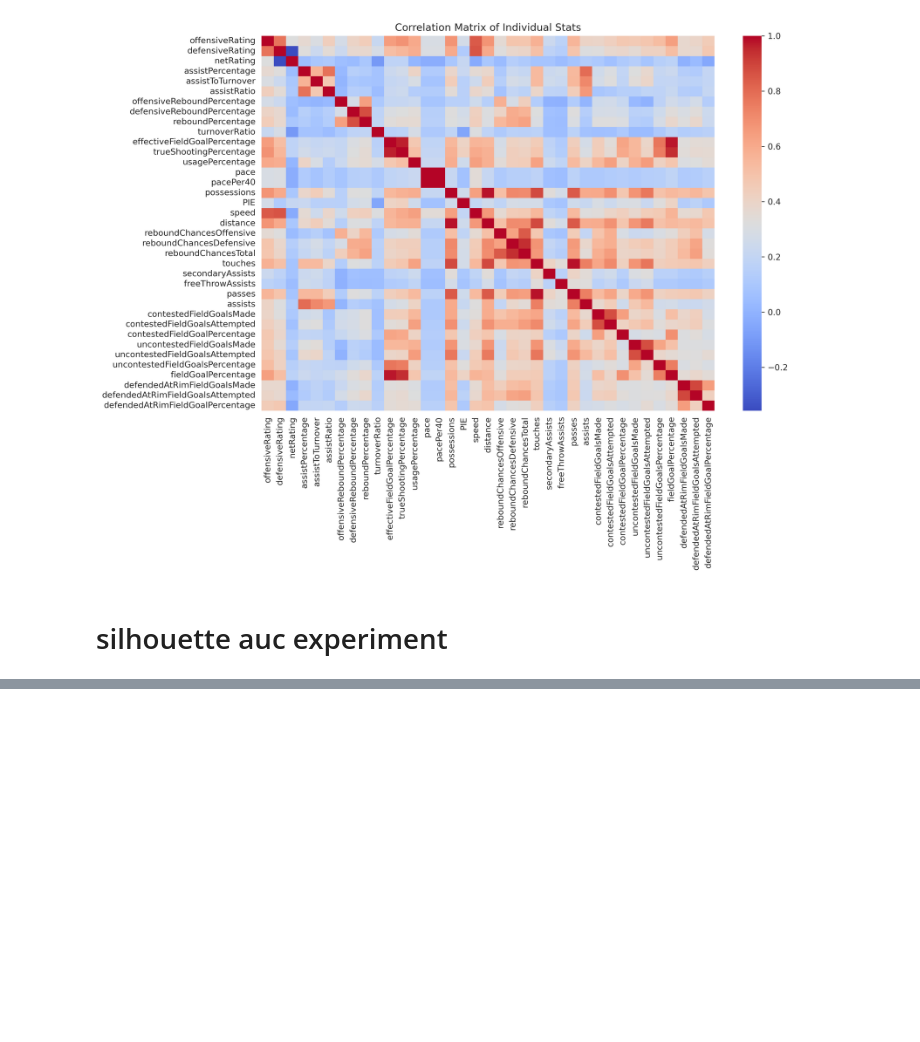
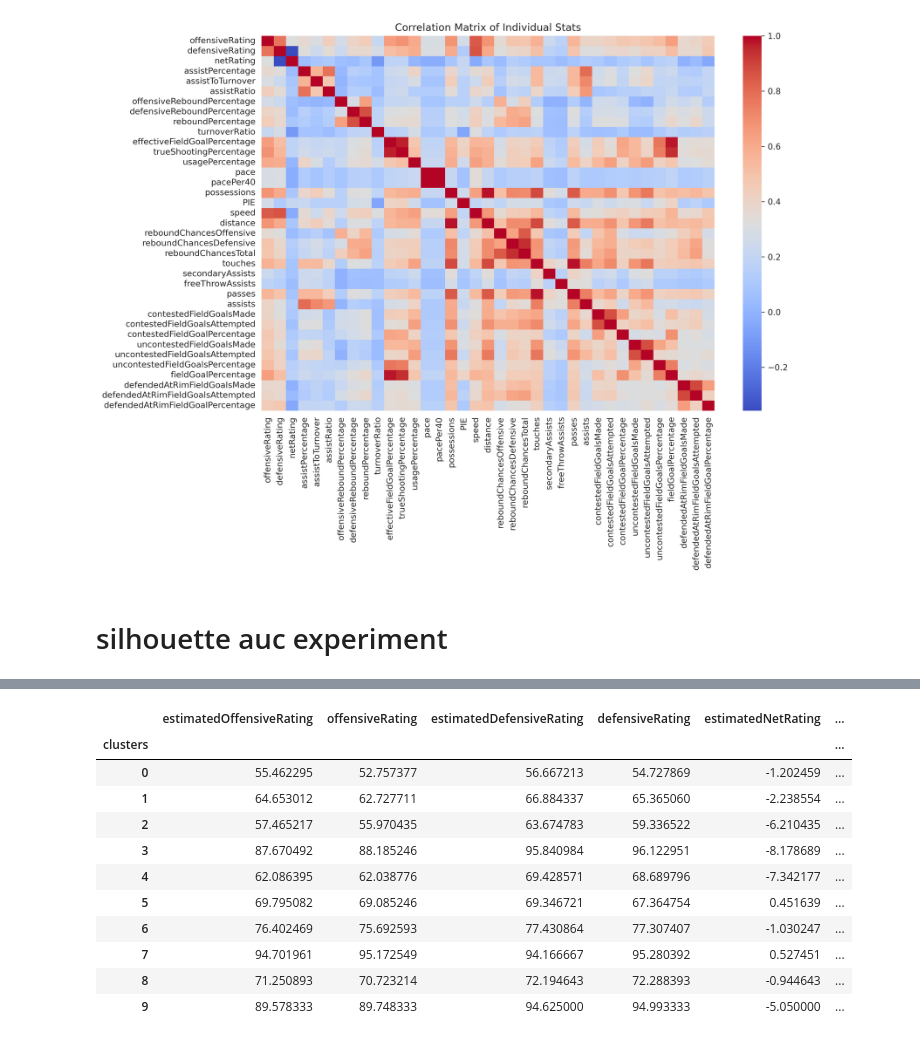
Before and after one commit to khodgema/Capstone, a Jupyter notebook: Cluster_updates.ipynb, the cells around one changed output, grey strips where cells are left out. Saved outputs shown, nothing was run; the diff lists cells and outputs as text; code cells hidden in the pictures; blank space fills up the shorter version.

```diff
--- a/Cluster_updates.ipynb
+++ b/Cluster_updates.ipynb
@@ -1128,0 +1280,6 @@ for s in season_game_dict:
+# %%
+asdf = labeled_X.copy()
+unique_big_box = big_box[['playerSlug', 'personId']].drop_duplicates()
+asdf = asdf.merge(unique_big_box, on = 'personId',how = 'inner')
+jkl = asdf[['clusters','playerSlug','personId']]
+cluster_stats = jkl.merge(big_box.drop_duplicates(subset='personId'), on = 'personId')
@@ -1128,0 +1311,17 @@ for s in season_game_dict:
+# %%
+cluster_stats_num = cluster_stats.drop(["playerSlug_x", 	"personId", 	"gameId", 	"teamId", 	"teamCity", 	"teamName", 	"teamTricode", 	"teamSlug", 	"firstName", 	"familyName" ,	"nameI" 	,"playerSlug_y" 	,"position" 	,"comment" ,	"minutes"],axis = 1)
+
+cluster_stats_num.groupby('clusters').agg('mean')
+# %% [output]
+|  | estimatedOffensiveRating | offensiveRating | estimatedDefensiveRating | defensiveRating | estimatedNetRating | ... |
+| clusters |  |  |  |  |  | ... |
+| 0 | 55.462295 | 52.757377 | 56.667213 | 54.727869 | -1.202459 | ... |
+| 1 | 64.653012 | 62.727711 | 66.884337 | 65.365060 | -2.238554 | ... |
+| 2 | 57.465217 | 55.970435 | 63.674783 | 59.336522 | -6.210435 | ... |
+| 3 | 87.670492 | 88.185246 | 95.840984 | 96.122951 | -8.178689 | ... |
+| 4 | 62.086395 | 62.038776 | 69.428571 | 68.689796 | -7.342177 | ... |
+| 5 | 69.795082 | 69.085246 | 69.346721 | 67.364754 | 0.451639 | ... |
+| 6 | 76.402469 | 75.692593 | 77.430864 | 77.307407 | -1.030247 | ... |
+| 7 | 94.701961 | 95.172549 | 94.166667 | 95.280392 | 0.527451 | ... |
+| 8 | 71.250893 | 70.723214 | 72.194643 | 72.288393 | -0.944643 | ... |
+| 9 | 89.578333 | 89.748333 | 94.625000 | 94.993333 | -5.050000 | ... |
```
Also changed, not shown: parts of 11 cells of this notebook, 1 other file.
